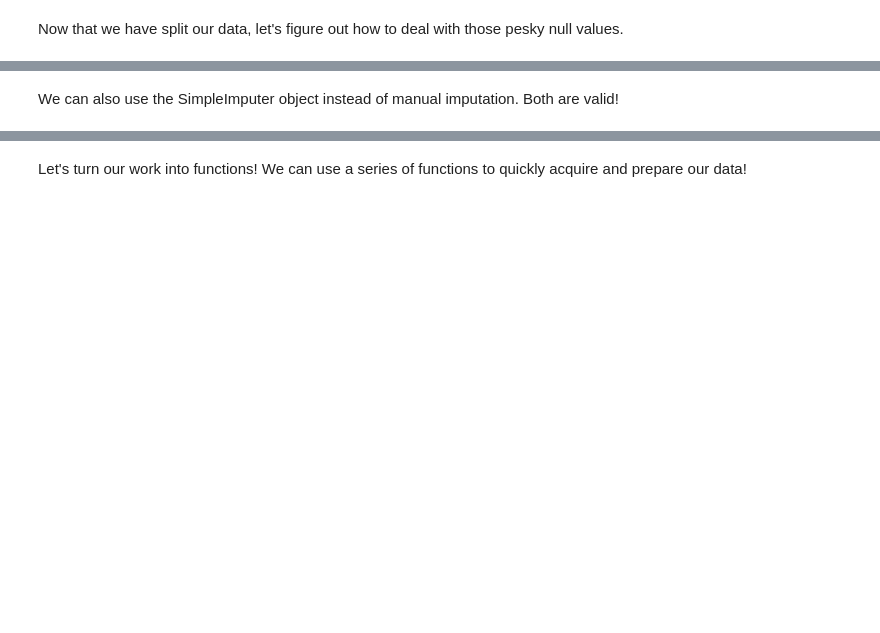
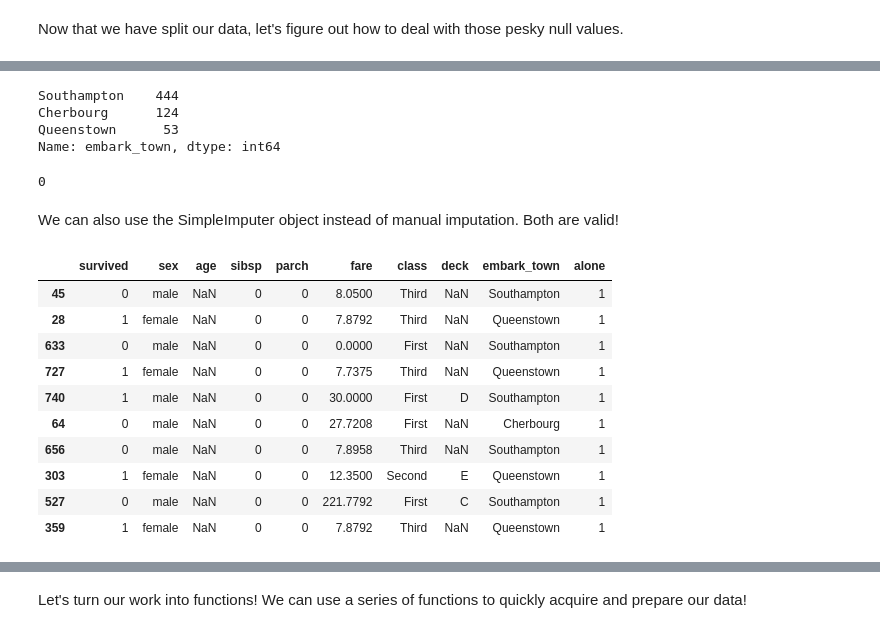
Before and after one commit to CodeupClassroom/somerville-classification-exercises, a Jupyter notebook: prepare_lesson.ipynb, the cells around one changed output, grey strips where cells are left out. Cells and saved outputs as stored; diff of their text form; code cells hidden in the pictures; blank space fills up the shorter version.

```diff
--- a/prepare_lesson.ipynb
+++ b/prepare_lesson.ipynb
@@ -22,0 +177,3 @@ What to keep and what to drop after initial summarization.
+# %%
+df = df.drop(columns = ['passenger_id', 'pclass', 'embarked'])
+df.head()
@@ -23,2 +187,12 @@ What to keep and what to drop after initial summarization.
 # %% [markdown]
 Let's split our data into train, validate, and test subsets before determining how to impute for null values. Otherwise this would be considered data leakage!
+# %%
+seed = 42
+
+train, val_test = train_test_split(df, train_size = 0.7,
+                                   random_state = seed,
+                                   stratify = df.survived)
+
+val, test = train_test_split(val_test, train_size = 0.5,
+                             random_state = seed,
+                             stratify = val_test.survived)
@@ -27,2 +233,28 @@ Now that we have split our data, let's figure out how to deal with those pesky n
+# %%
+train.embark_town.value_counts()
+# %% [output]
+Southampton    444
+Cherbourg      124
+Queenstown      53
+Name: embark_town, dtype: int64
+# %%
+train.embark_town = train.embark_town.fillna('Southampton')
+train.embark_town.isna().sum()
+# %% [output]
+0
 # %% [markdown]
 We can also use the SimpleImputer object instead of manual imputation. Both are valid!
+# %%
+train[train.age.isna()].head(10)
+# %% [output]
+|  | survived | sex | age | sibsp | parch | fare | class | deck | embark_town | alone |
+| 45 | 0 | male | NaN | 0 | 0 | 8.0500 | Third | NaN | Southampton | 1 |
+| 28 | 1 | female | NaN | 0 | 0 | 7.8792 | Third | NaN | Queenstown | 1 |
+| 633 | 0 | male | NaN | 0 | 0 | 0.0000 | First | NaN | Southampton | 1 |
+| 727 | 1 | female | NaN | 0 | 0 | 7.7375 | Third | NaN | Queenstown | 1 |
+| 740 | 1 | male | NaN | 0 | 0 | 30.0000 | First | D | Southampton | 1 |
+| 64 | 0 | male | NaN | 0 | 0 | 27.7208 | First | NaN | Cherbourg | 1 |
+| 656 | 0 | male | NaN | 0 | 0 | 7.8958 | Third | NaN | Southampton | 1 |
+| 303 | 1 | female | NaN | 0 | 0 | 12.3500 | Second | E | Queenstown | 1 |
+| 527 | 0 | male | NaN | 0 | 0 | 221.7792 | First | C | Southampton | 1 |
+| 359 | 1 | female | NaN | 0 | 0 | 7.8792 | Third | NaN | Queenstown | 1 |
```
Also changed, not shown: parts of 26 cells of this notebook.
